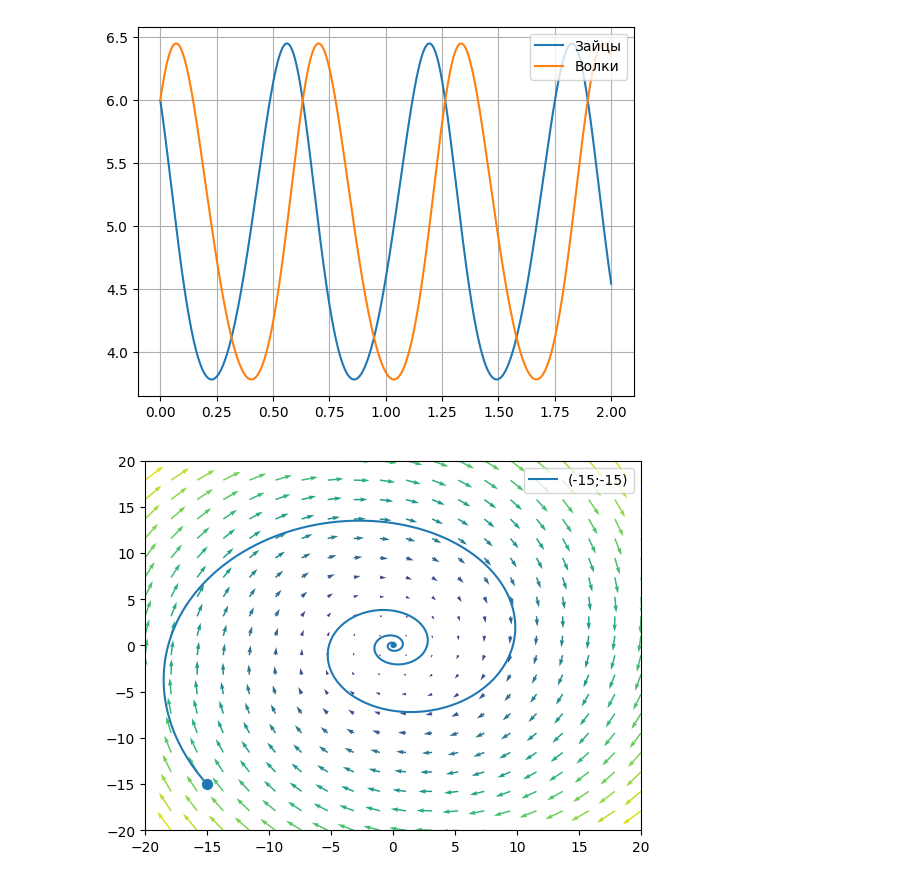
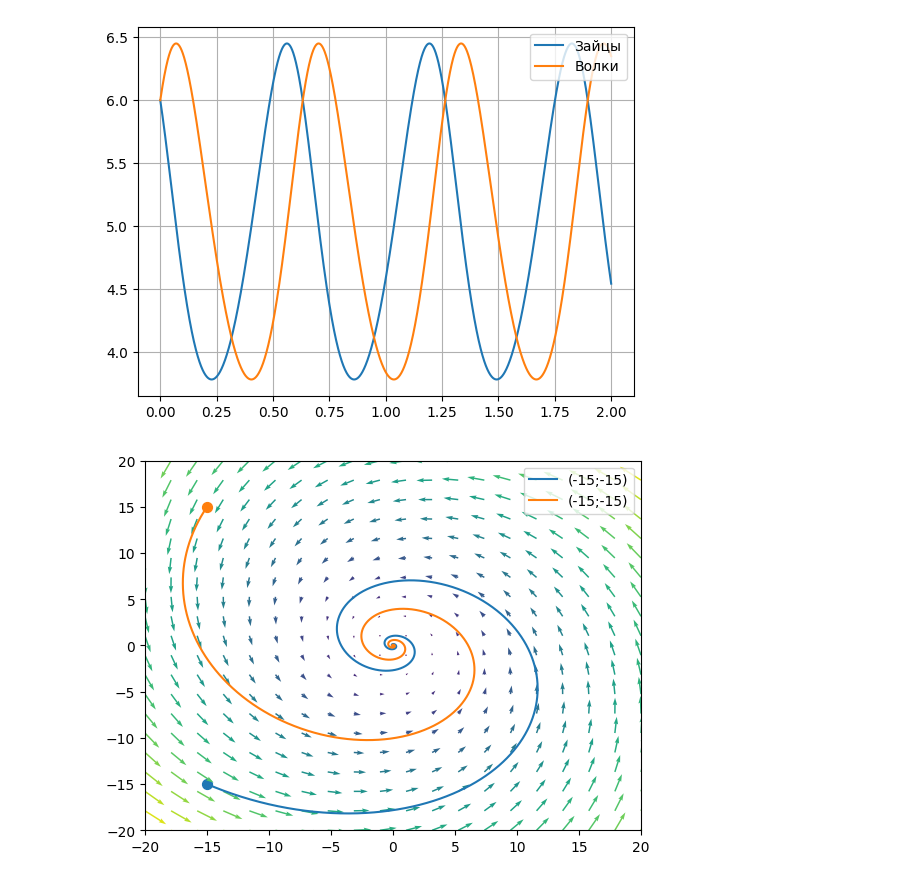
Before and after one commit to IDAnton/OFA, a Jupyter notebook: 7.ipynb, the cells around one changed output. Drawn from its saved outputs; the diff is of its cells as text; code cells hidden in the pictures.

```diff
--- a/7.ipynb
+++ b/7.ipynb
@@ -58,12 +58,21 @@ plt.show()
 [figure]
 # %%
 def f1(t, x):
-    return np.array((-x[0]+5*x[1], -5*x[0]-x[1]))
+    return np.array((-2*x[0]-5*x[1], 5*x[0]-x[1]))
+    #return np.array((np.sin(x[0])+ np.sin(x[0]), np.cos(x[1])))
 
 x0=np.array((-15, -15))
-t, x = rk2(f1, t0=np.array((0,0)), x0=x0, b=20)
-plt.plot(np.stack(x, axis=1)[0], np.stack(x, axis=1)[1], label=f"({x0[0]};{x0[1]})")
+x11=np.array((-15, +15))
+
+t1, x1 = rk2(f1, t0=np.array((0,0)), x0=x0, b=20)
+t2, x2 = rk2(f1, t0=np.array((0,0)), x0=x11, b=20)
+
+plt.plot(np.stack(x1, axis=1)[0], np.stack(x1, axis=1)[1], label=f"({x0[0]};{x0[1]})")
+plt.plot(np.stack(x2, axis=1)[0], np.stack(x2, axis=1)[1], label=f"({x0[0]};{x0[1]})")
+
 plt.scatter(x0[0], x0[1], s=50)
+plt.scatter(x11[0], x11[1], s=50)
+
 isocline_plot(f1, low_lim=-20, high_lim=20, draw_label=False)
 # %% [output]
-[figure, old version]
+[figure, new version]
```
Also changed, not shown: 2 other files.
